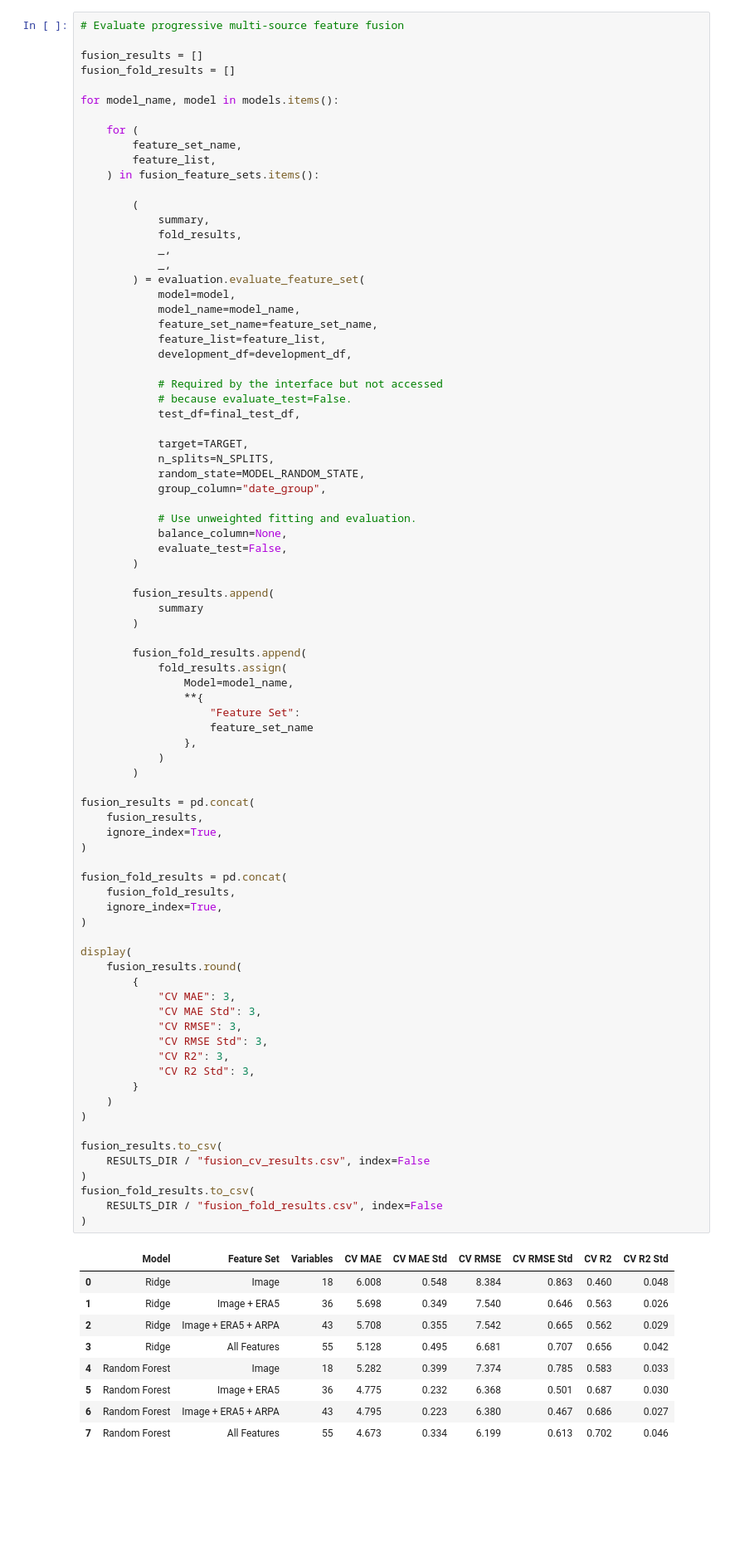
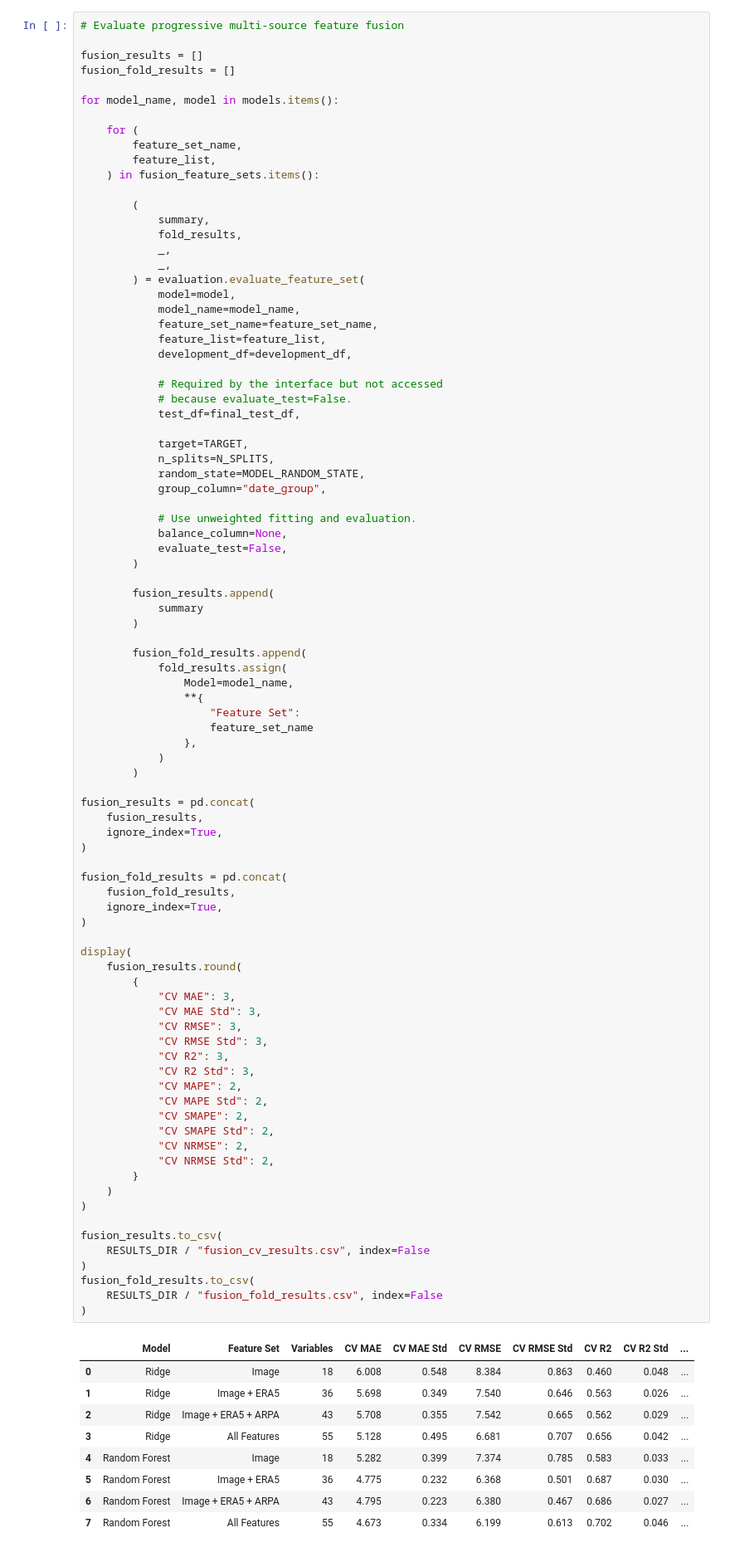
Before and after one commit to gisgeolab/aqpictures, a Jupyter notebook: notebooks/03_image_features_and_multisource_data_evaluation.ipynb, the cells around one changed output. Shown at 83% size. Saved outputs shown, nothing was run; the diff lists cells and outputs as text; blank space fills up the shorter version.

Commit message:
Add MAPE SMAPE and NRMSE metrics

```diff
--- a/notebooks/03_image_features_and_multisource_data_evaluation.ipynb
+++ b/notebooks/03_image_features_and_multisource_data_evaluation.ipynb
@@ -821,42 +833,48 @@ for model_name, model in models.items():
 fusion_results = pd.concat(
     fusion_results,
     ignore_index=True,
 )
 
 fusion_fold_results = pd.concat(
     fusion_fold_results,
     ignore_index=True,
 )
 
 display(
     fusion_results.round(
         {
             "CV MAE": 3,
             "CV MAE Std": 3,
             "CV RMSE": 3,
             "CV RMSE Std": 3,
             "CV R2": 3,
             "CV R2 Std": 3,
+            "CV MAPE": 2,
+            "CV MAPE Std": 2,
+            "CV SMAPE": 2,
+            "CV SMAPE Std": 2,
+            "CV NRMSE": 2,
+            "CV NRMSE Std": 2,
         }
     )
 )
 
 fusion_results.to_csv(
     RESULTS_DIR / "fusion_cv_results.csv", index=False
 )
 fusion_fold_results.to_csv(
     RESULTS_DIR / "fusion_fold_results.csv", index=False
 )
 # %% [output]
-|  | Model | Feature Set | Variables | CV MAE | CV MAE Std | CV RMSE | CV RMSE Std | CV R2 | CV R2 Std |
-| 0 | Ridge | Image | 18 | 6.008 | 0.548 | 8.384 | 0.863 | 0.460 | 0.048 |
-| 1 | Ridge | Image + ERA5 | 36 | 5.698 | 0.349 | 7.540 | 0.646 | 0.563 | 0.026 |
-| 2 | Ridge | Image + ERA5 + ARPA | 43 | 5.708 | 0.355 | 7.542 | 0.665 | 0.562 | 0.029 |
-| 3 | Ridge | All Features | 55 | 5.128 | 0.495 | 6.681 | 0.707 | 0.656 | 0.042 |
-| 4 | Random Forest | Image | 18 | 5.282 | 0.399 | 7.374 | 0.785 | 0.583 | 0.033 |
-| 5 | Random Forest | Image + ERA5 | 36 | 4.775 | 0.232 | 6.368 | 0.501 | 0.687 | 0.030 |
-| 6 | Random Forest | Image + ERA5 + ARPA | 43 | 4.795 | 0.223 | 6.380 | 0.467 | 0.686 | 0.027 |
-| 7 | Random Forest | All Features | 55 | 4.673 | 0.334 | 6.199 | 0.613 | 0.702 | 0.046 |
+|  | Model | Feature Set | Variables | CV MAE | CV MAE Std | CV RMSE | CV RMSE Std | CV R2 | CV R2 Std | ... |
+| 0 | Ridge | Image | 18 | 6.008 | 0.548 | 8.384 | 0.863 | 0.460 | 0.048 | ... |
+| 1 | Ridge | Image + ERA5 | 36 | 5.698 | 0.349 | 7.540 | 0.646 | 0.563 | 0.026 | ... |
+| 2 | Ridge | Image + ERA5 + ARPA | 43 | 5.708 | 0.355 | 7.542 | 0.665 | 0.562 | 0.029 | ... |
+| 3 | Ridge | All Features | 55 | 5.128 | 0.495 | 6.681 | 0.707 | 0.656 | 0.042 | ... |
+| 4 | Random Forest | Image | 18 | 5.282 | 0.399 | 7.374 | 0.785 | 0.583 | 0.033 | ... |
+| 5 | Random Forest | Image + ERA5 | 36 | 4.775 | 0.232 | 6.368 | 0.501 | 0.687 | 0.030 | ... |
+| 6 | Random Forest | Image + ERA5 + ARPA | 43 | 4.795 | 0.223 | 6.380 | 0.467 | 0.686 | 0.027 | ... |
+| 7 | Random Forest | All Features | 55 | 4.673 | 0.334 | 6.199 | 0.613 | 0.702 | 0.046 | ... |
 # %%
 # Development CV performance of progressive feature fusion
 
```
Also changed, not shown: parts of 3 cells of this notebook, 37 other files.
